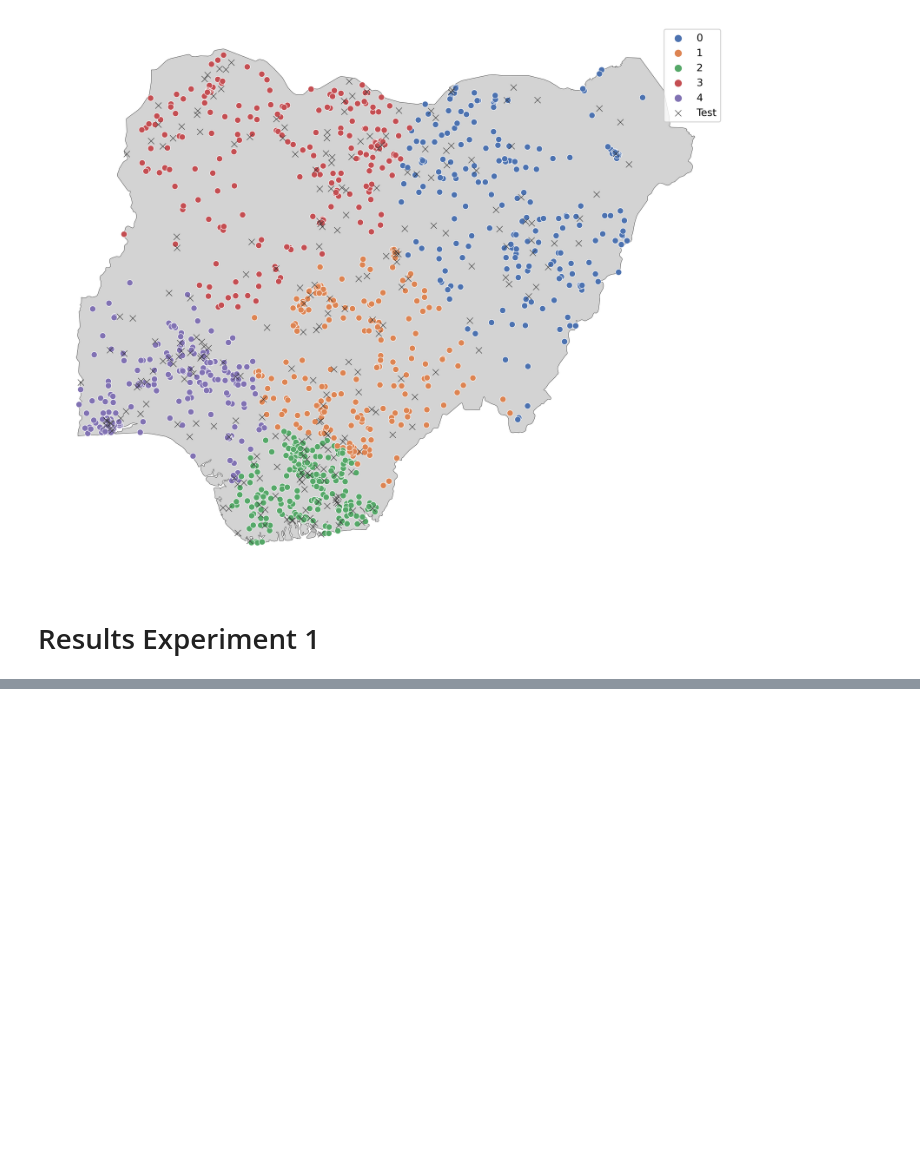
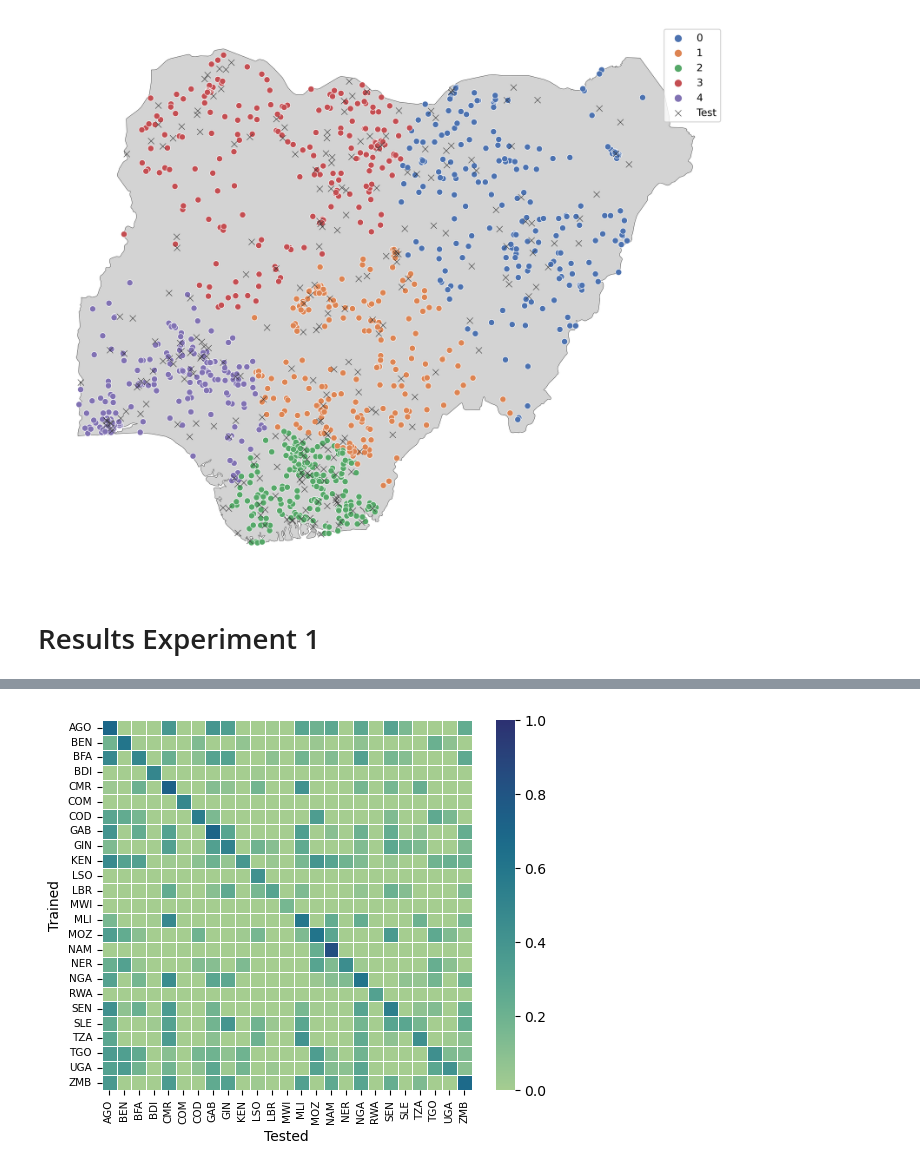
Before and after one commit to marinavicini/stc_continuing, a Jupyter notebook: notebooks/MV_figures_thesis.ipynb, the cells around one changed output, grey strips where cells are left out. Saved outputs shown, nothing was run; the diff lists cells and outputs as text; code cells hidden in the pictures; blank space fills up the shorter version.

```diff
--- a/notebooks/MV_figures_thesis.ipynb
+++ b/notebooks/MV_figures_thesis.ipynb
@@ -530,3 +530,6 @@ sns.scatterplot(ax=ax, x="long", y="lat", data=X_test, color=".2", marker="x", l
 [figure]
 # %% [markdown]
 # Results Experiment 1
+# %%
+country_code_dhs = list(hexes_dhs['country_code'].unique())
+print(len(country_code_dhs))
@@ -532,0 +569,9 @@ sns.scatterplot(ax=ax, x="long", y="lat", data=X_test, color=".2", marker="x", l
+# %%
+fig, ax = plt.subplots(dpi=100)
+
+sns.heatmap(res_exp1[country_code_dhs], vmin=0, vmax=1, square=True, cmap="crest", linewidths=0.5)
+ax.set(xlabel="Tested", ylabel="Trained")
+_ = ax.set_xticklabels(res_exp1['country_code'], fontsize=7.5)
+_ = ax.set_yticklabels(res_exp1['country_code'], fontsize=7.5)
+# %% [output]
+[figure, added]
```
Also changed, not shown: parts of 3 cells of this notebook.
